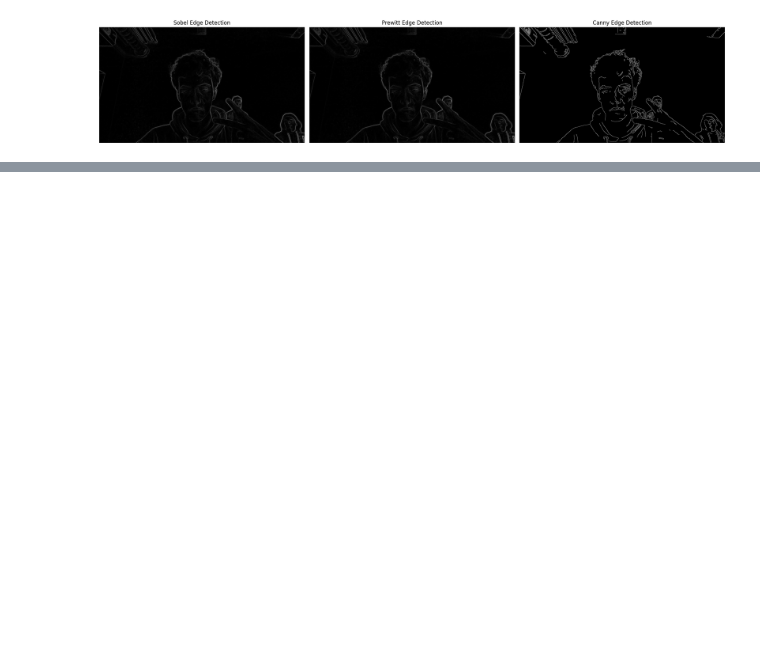
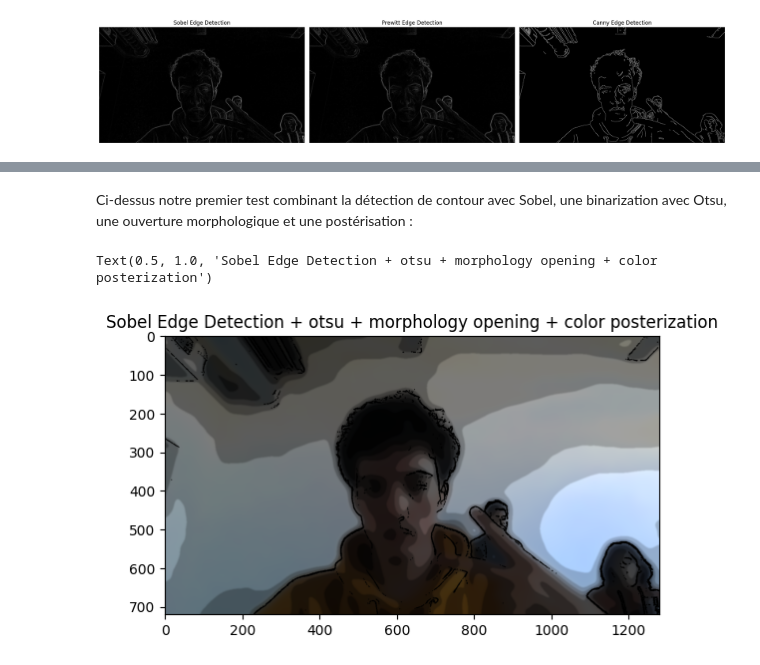
Before and after one commit to PierreVandel/analyse-images-cartoon, a Jupyter notebook: Cartoon.ipynb, the cells around one changed output, grey strips where cells are left out. Saved outputs shown, nothing was run; the diff lists cells and outputs as text; code cells hidden in the pictures; blank space fills up the shorter version.

```diff
--- a/Cartoon.ipynb
+++ b/Cartoon.ipynb
@@ -184,3 +201,17 @@ plt.imshow(colors, cmap="gray")
+# %% [markdown]
+Ci-dessus notre premier test combinant la détection de contour avec Sobel, une binarization avec Otsu, une ouverture morphologique et une postérisation :
+# %%
+lines = util.invert(opening_image)
+
+colors[:,:,0] *= lines
+colors[:,:,1] *= lines
+colors[:,:,2] *= lines
+
+plt.imshow(colors, cmap="gray")
+plt.title("Sobel Edge Detection + otsu + morphology opening + color posterization")
+# %% [output]
+Text(0.5, 1.0, 'Sobel Edge Detection + otsu + morphology opening + color posterization')
+[figure, added]
 # %%
 import cv2
 import skimage
```
Also changed, not shown: parts of 17 cells of this notebook.
